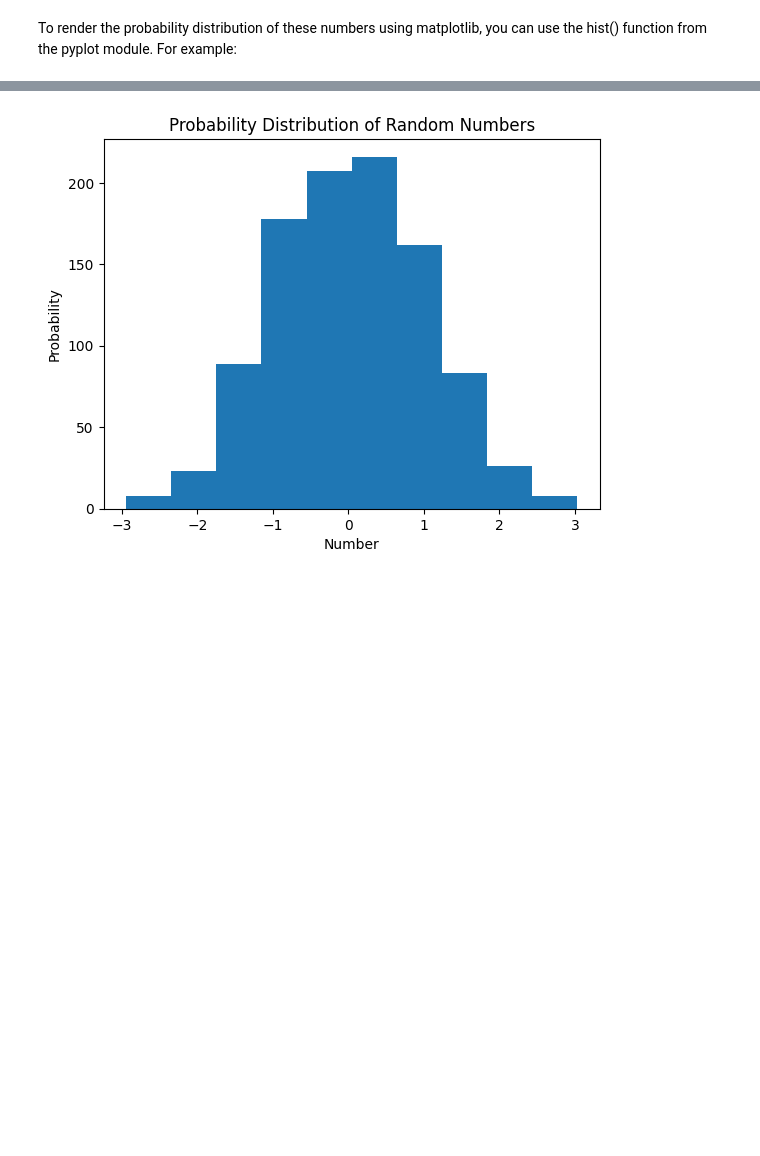
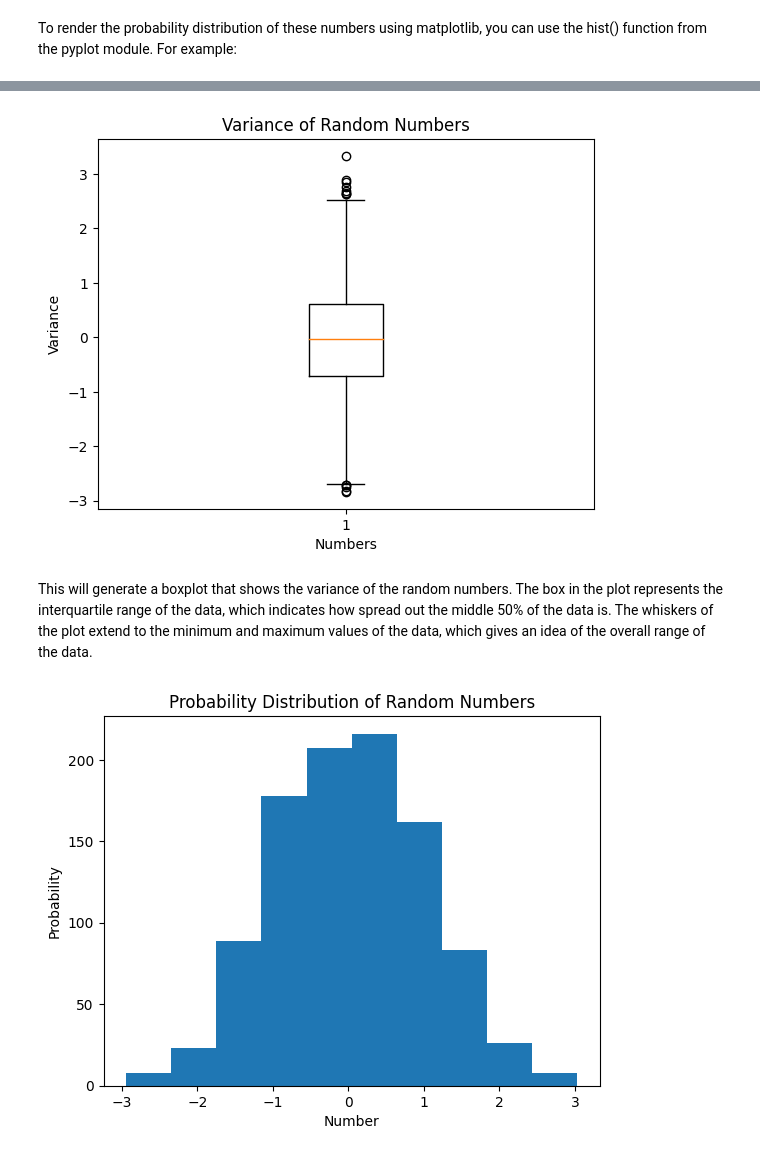
Before and after one commit to Alexey3250/Statistics_foundations_1, a Jupyter notebook: notes.ipynb, the cells around one changed output, grey strips where cells are left out. Drawn from its saved outputs; the diff is of its cells as text; code cells hidden in the pictures; blank space fills up the shorter version.

Commit message:
Added variance

```diff
--- a/notes.ipynb
+++ b/notes.ipynb
@@ -123,3 +132,18 @@ To render the probability distribution of these numbers using matplotlib, you ca
+# %%
+# Add a title and labels to the plot
+plt.title("Variance of Random Numbers")
+plt.xlabel("Numbers")
+plt.ylabel("Variance")
+
+# Generate a boxplot of the array
+plt.boxplot(a)
+
+# Show the plot
+plt.show()
+# %% [output]
+[figure, added]
+# %% [markdown]
+This will generate a boxplot that shows the variance of the random numbers. The box in the plot represents the interquartile range of the data, which indicates how spread out the middle 50% of the data is. The whiskers of the plot extend to the minimum and maximum values of the data, which gives an idea of the overall range of the data.
 # %%
 import matplotlib.pyplot as plt
 
```
Also changed, not shown: parts of 2 cells of this notebook.
